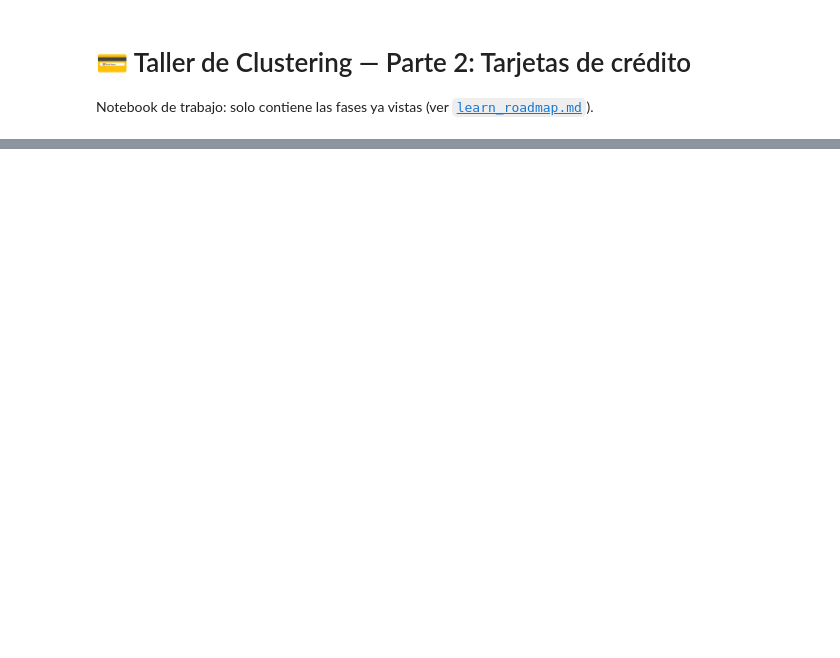
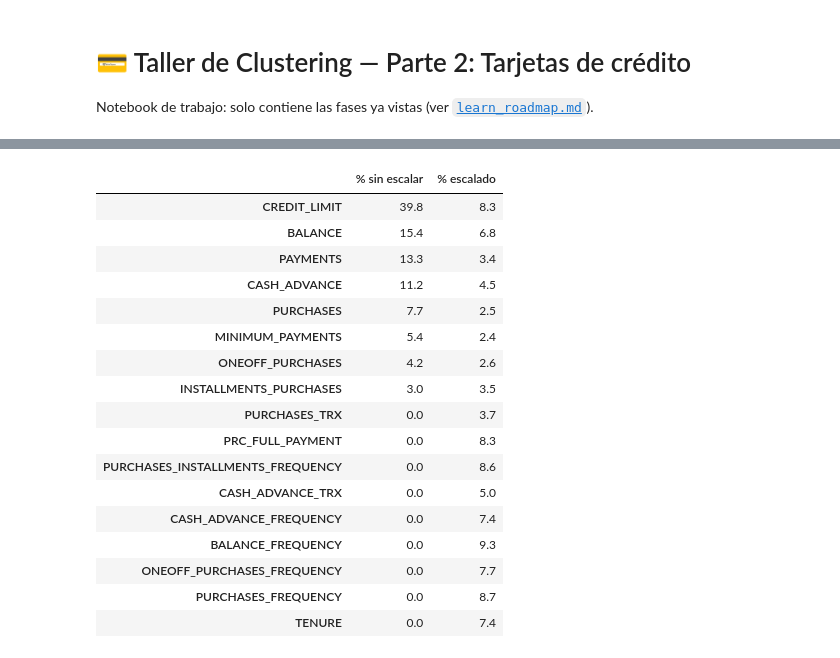
Before and after one commit to IA-P1-BCN/juanCarlos-investigacion-clustering, a Jupyter notebook: workshop-tarjetas.ipynb, the cells around one changed output, grey strips where cells are left out. Drawn from its saved outputs; the diff is of its cells as text; code cells hidden in the pictures; blank space fills up the shorter version.

```diff
--- a/workshop-tarjetas.ipynb
+++ b/workshop-tarjetas.ipynb
@@ -203,0 +169,9 @@ dtype: int64
+# %%
+from sklearn.preprocessing import StandardScaler
+
+scaler = StandardScaler()
+X = scaler.fit_transform(df)                # array escalado: lo usaremos en todas las fases siguientes
+X_df = pd.DataFrame(X, columns=df.columns)
+
+# Comprobación: media 0 y desviación 1 en todas las columnas
+X_df.agg(["mean", "std"]).T.round(2).head(6)
@@ -203,0 +186,30 @@ dtype: int64
+# %%
+rng = np.random.default_rng(RANDOM_STATE)
+i, j = rng.integers(0, len(df), 2000), rng.integers(0, len(df), 2000)   # 2000 parejas al azar
+
+def aporte_por_variable(datos):
+    d2 = (datos[i] - datos[j]) ** 2                          # lo que suma cada variable a la distancia²
+    return (d2 / d2.sum(axis=1, keepdims=True)).mean(axis=0) * 100
+
+pd.DataFrame({"% sin escalar": aporte_por_variable(df.values),
+              "% escalado": aporte_por_variable(X)},
+             index=df.columns).round(1).sort_values("% sin escalar", ascending=False)
+# %% [output]
+|  | % sin escalar | % escalado |
+| CREDIT_LIMIT | 39.8 | 8.3 |
+| BALANCE | 15.4 | 6.8 |
+| PAYMENTS | 13.3 | 3.4 |
+| CASH_ADVANCE | 11.2 | 4.5 |
+| PURCHASES | 7.7 | 2.5 |
+| MINIMUM_PAYMENTS | 5.4 | 2.4 |
+| ONEOFF_PURCHASES | 4.2 | 2.6 |
+| INSTALLMENTS_PURCHASES | 3.0 | 3.5 |
+| PURCHASES_TRX | 0.0 | 3.7 |
+| PRC_FULL_PAYMENT | 0.0 | 8.3 |
+| PURCHASES_INSTALLMENTS_FREQUENCY | 0.0 | 8.6 |
+| CASH_ADVANCE_TRX | 0.0 | 5.0 |
+| CASH_ADVANCE_FREQUENCY | 0.0 | 7.4 |
+| BALANCE_FREQUENCY | 0.0 | 9.3 |
+| ONEOFF_PURCHASES_FREQUENCY | 0.0 | 7.7 |
+| PURCHASES_FREQUENCY | 0.0 | 8.7 |
+| TENURE | 0.0 | 7.4 |
```
Also changed, not shown: parts of 32 cells of this notebook, 4 other files.
